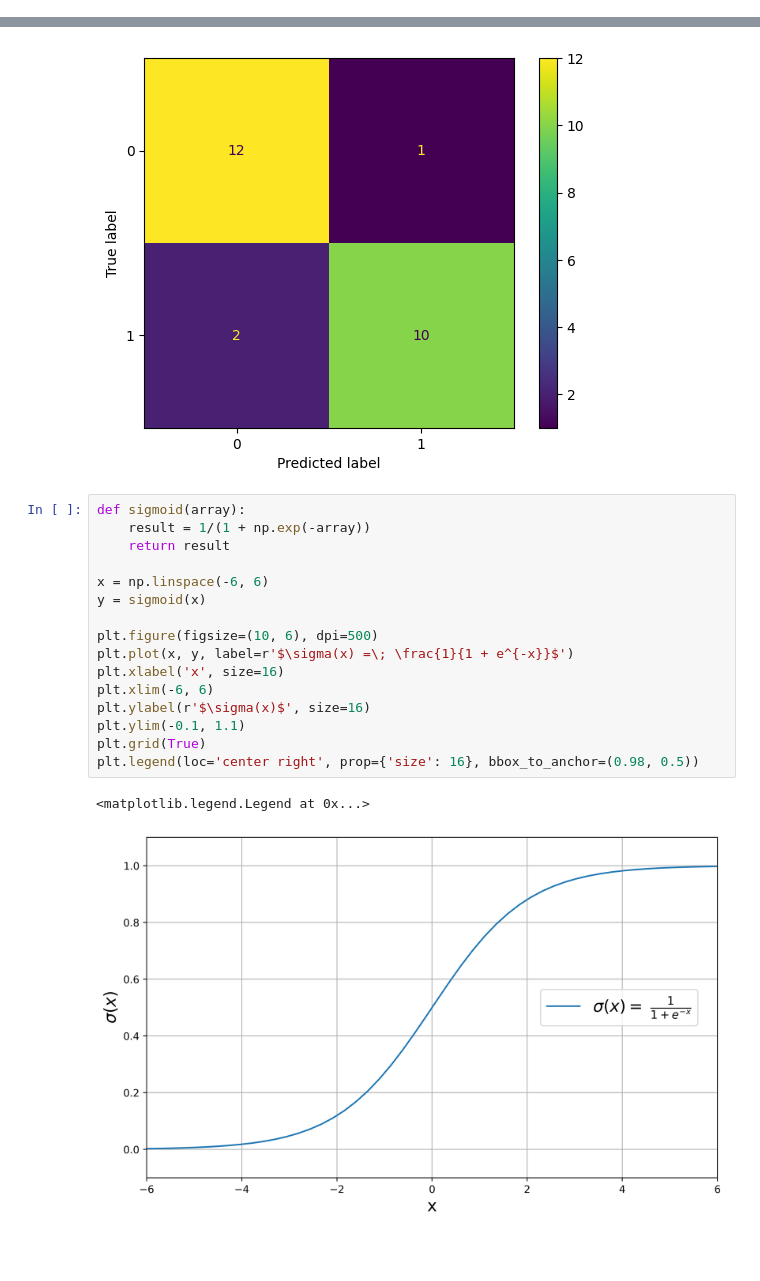
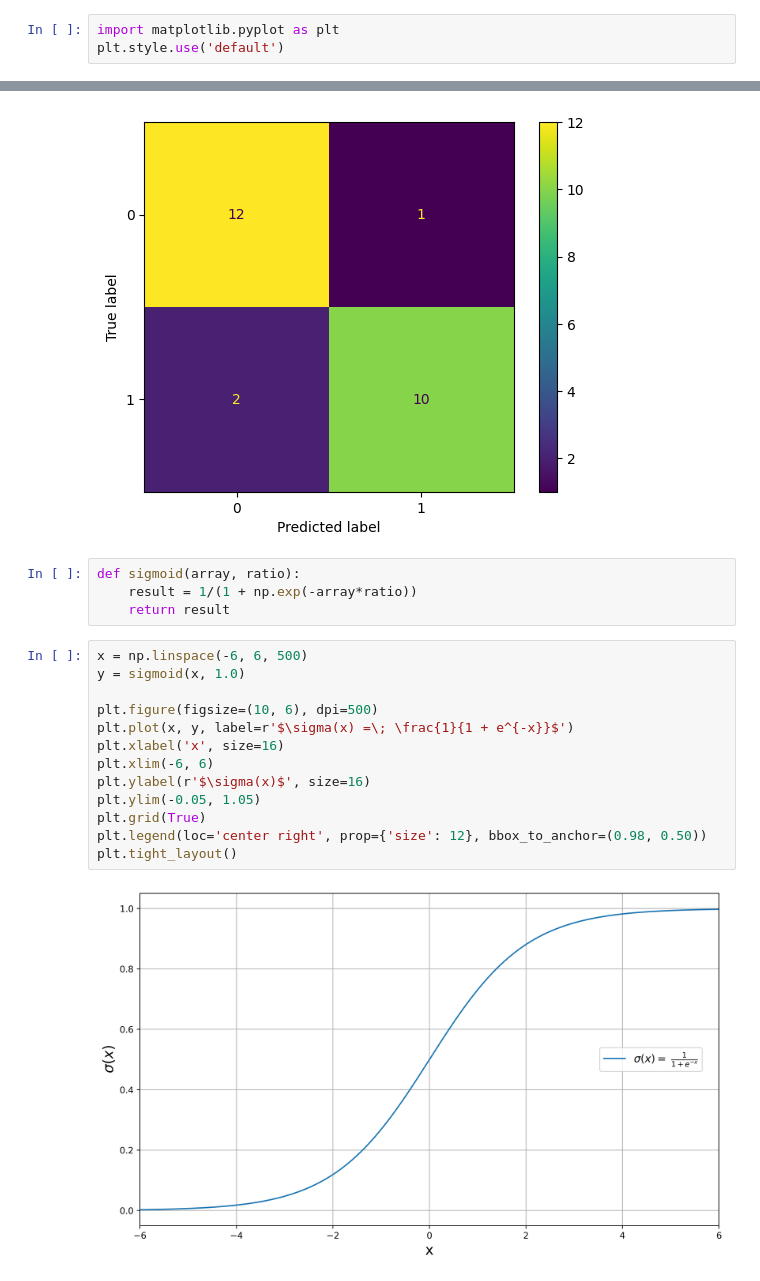
Before and after one commit to Normzxy/Masters-Thesis, a Jupyter notebook: notebooks/others.ipynb, the cells around one changed output, grey strips where cells are left out. Drawn from its saved outputs; the diff is of its cells as text; blank space fills up the shorter version.

```diff
--- a/notebooks/others.ipynb
+++ b/notebooks/others.ipynb
@@ -4,2 +3,5 @@ import matplotlib.pyplot as plt
 from scipy.stats import norm
+# %%
+import matplotlib.pyplot as plt
+plt.style.use('default')
 # %%
@@ -41,22 +43,22 @@ plt.show()
 # %% [output]
 <Figure size 5000x5000 with 0 Axes>
 [figure]
+# %%
+def sigmoid(array, ratio):
+    result = 1/(1 + np.exp(-array*ratio))
+    return result
 # %%
-def sigmoid(array):
-    result = 1/(1 + np.exp(-array))
-    return result
-
-x = np.linspace(-6, 6)
-y = sigmoid(x)
+x = np.linspace(-6, 6, 500)
+y = sigmoid(x, 1.0)
 
 plt.figure(figsize=(10, 6), dpi=500)
 plt.plot(x, y, label=r'$\sigma(x) =\; \frac{1}{1 + e^{-x}}$')
 plt.xlabel('x', size=16)
 plt.xlim(-6, 6)
 plt.ylabel(r'$\sigma(x)$', size=16)
-plt.ylim(-0.1, 1.1)
+plt.ylim(-0.05, 1.05)
 plt.grid(True)
-plt.legend(loc='center right', prop={'size': 16}, bbox_to_anchor=(0.98, 0.5))
+plt.legend(loc='center right', prop={'size': 12}, bbox_to_anchor=(0.98, 0.50))
+plt.tight_layout()
 # %% [output]
-<matplotlib.legend.Legend at 0x...>
-[figure, old version]
+[figure, new version]
```
Also changed, not shown: parts of 7 cells of this notebook, 5 other files.
